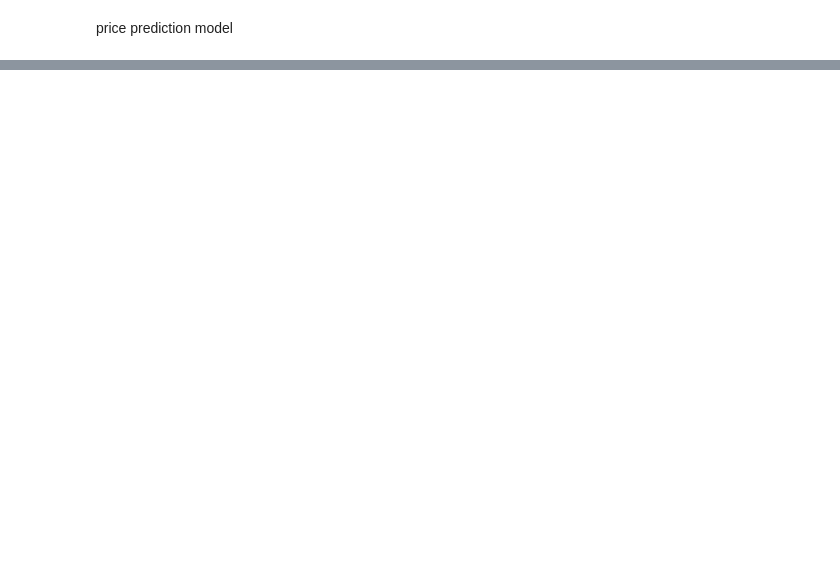
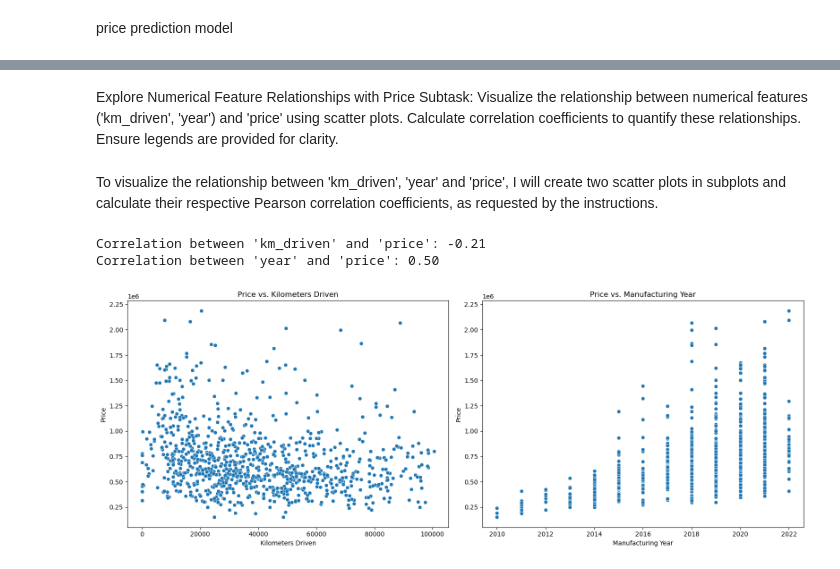
Before and after one commit to Manisha886/delhi_car_price_prediction, a Jupyter notebook: code.ipynb, the cells around one changed output, grey strips where cells are left out. Drawn from its saved outputs; the diff is of its cells as text; code cells hidden in the pictures; blank space fills up the shorter version.

```diff
--- a/code.ipynb
+++ b/code.ipynb
@@ -53,0 +285,38 @@ Observations:
+# %% [markdown]
+Explore Numerical Feature Relationships with Price
+Subtask:
+Visualize the relationship between numerical features ('km_driven', 'year') and 'price' using scatter plots. Calculate correlation coefficients to quantify these relationships. Ensure legends are provided for clarity.
+# %% [markdown]
+To visualize the relationship between 'km_driven', 'year' and 'price', I will create two scatter plots in subplots and calculate their respective Pearson correlation coefficients, as requested by the instructions.
+# %%
+import matplotlib.pyplot as plt
+import seaborn as sns
+
+# Create a figure with two subplots
+fig, axes = plt.subplots(1, 2, figsize=(16, 6))
+
+# Scatter plot for 'km_driven' vs 'price'
+sns.scatterplot(x='km_driven', y='price', data=data, ax=axes[0])
+axes[0].set_title('Price vs. Kilometers Driven')
+axes[0].set_xlabel('Kilometers Driven')
+axes[0].set_ylabel('Price')
+
+# Scatter plot for 'year' vs 'price'
+sns.scatterplot(x='year', y='price', data=data, ax=axes[1])
+axes[1].set_title('Price vs. Manufacturing Year')
+axes[1].set_xlabel('Manufacturing Year')
+axes[1].set_ylabel('Price')
+
+# Calculate correlation coefficients
+corr_km_price = data['km_driven'].corr(data['price'])
+corr_year_price = data['year'].corr(data['price'])
+
+print(f"Correlation between 'km_driven' and 'price': {corr_km_price:.2f}")
+print(f"Correlation between 'year' and 'price': {corr_year_price:.2f}")
+
+plt.tight_layout()
+plt.show()
+# %% [output]
+Correlation between 'km_driven' and 'price': -0.21
+Correlation between 'year' and 'price': 0.50
+[figure, added]
```
Also changed, not shown: parts of 77 cells of this notebook, 1 other file.
